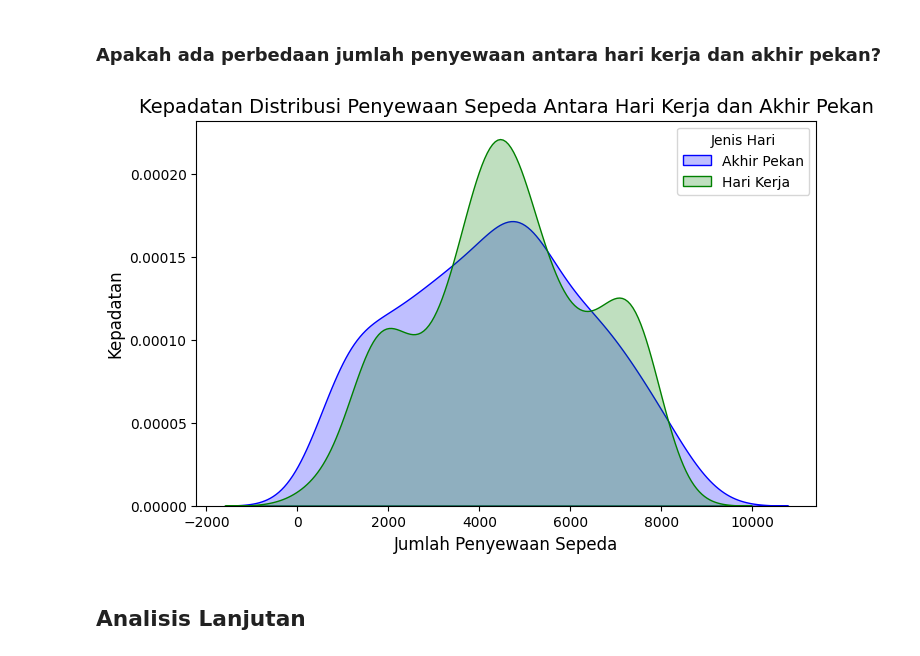
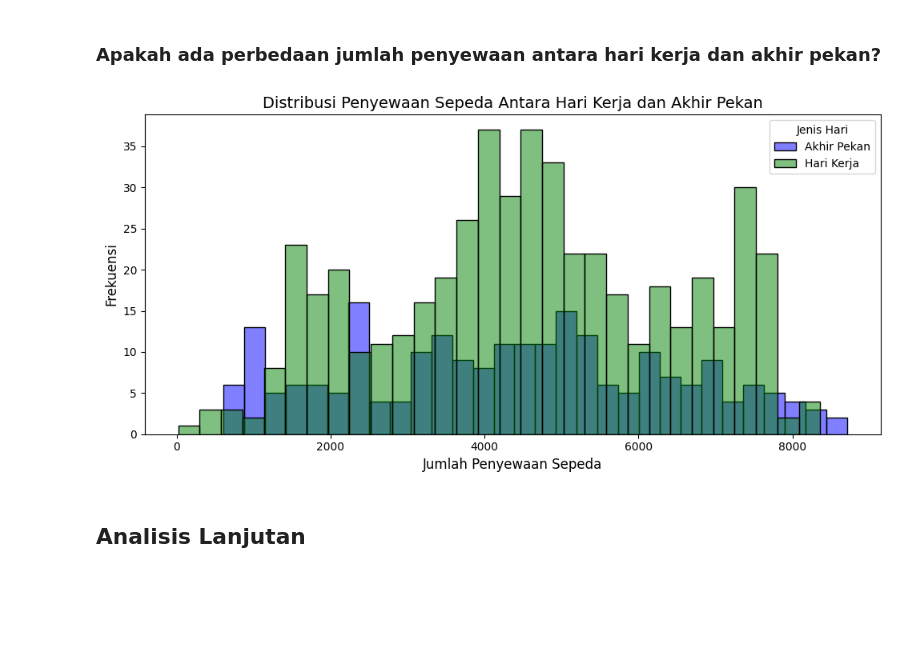
Before and after one commit to Nuu12d11n/submissiondicoding_PAD, a Jupyter notebook: ProyekAnalisData.ipynb, the cells around one changed output. Cells and saved outputs as stored; diff of their text form; code cells hidden in the pictures; blank space fills up the shorter version.

```diff
--- a/ProyekAnalisData.ipynb
+++ b/ProyekAnalisData.ipynb
@@ -254,23 +254,29 @@ Passing `palette` without assigning `hue` is deprecated and will be removed in v
 # %% [markdown]
 ### Apakah ada perbedaan jumlah penyewaan antara hari kerja dan akhir pekan?
 # %%
-# Menggunakan KDE plot untuk menampilkan distribusi kepadatan penyewaan sepeda
-plt.figure(figsize=(8, 5))
-sns.kdeplot(data=day_data[day_data['workingday'] == 0], x='cnt', fill=True, label='Akhir Pekan', color='blue')
-sns.kdeplot(data=day_data[day_data['workingday'] == 1], x='cnt', fill=True, label='Hari Kerja', color='green')
+plt.figure(figsize=(10, 5))
+
+# Histogram untuk akhir pekan
+sns.histplot(data=day_data[day_data['workingday'] == 0], x='cnt', color='blue', alpha=0.5, label='Akhir Pekan', bins=30)
+
+# Histogram untuk hari kerja
+sns.histplot(data=day_data[day_data['workingday'] == 1], x='cnt', color='green', alpha=0.5, label='Hari Kerja', bins=30)
 
 # Menambahkan judul dan label
-plt.title('Kepadatan Distribusi Penyewaan Sepeda Antara Hari Kerja dan Akhir Pekan', fontsize=14)
+plt.title('Distribusi Penyewaan Sepeda Antara Hari Kerja dan Akhir Pekan', fontsize=14)
 plt.xlabel('Jumlah Penyewaan Sepeda', fontsize=12)
-plt.ylabel('Kepadatan', fontsize=12)
+plt.ylabel('Frekuensi', fontsize=12)
 
 # Menambahkan legenda
 plt.legend(title='Jenis Hari', labels=['Akhir Pekan', 'Hari Kerja'])
 
+# Mengatur layout agar tidak terpotong
+plt.tight_layout()
+
 # Menampilkan plot
 plt.show()
 # %% [output]
-[figure, old version]
+[figure, new version]
 # %% [markdown]
 ## Analisis Lanjutan
 # %% [markdown]
```
Also changed, not shown: parts of 4 cells of this notebook, 5 other files.
